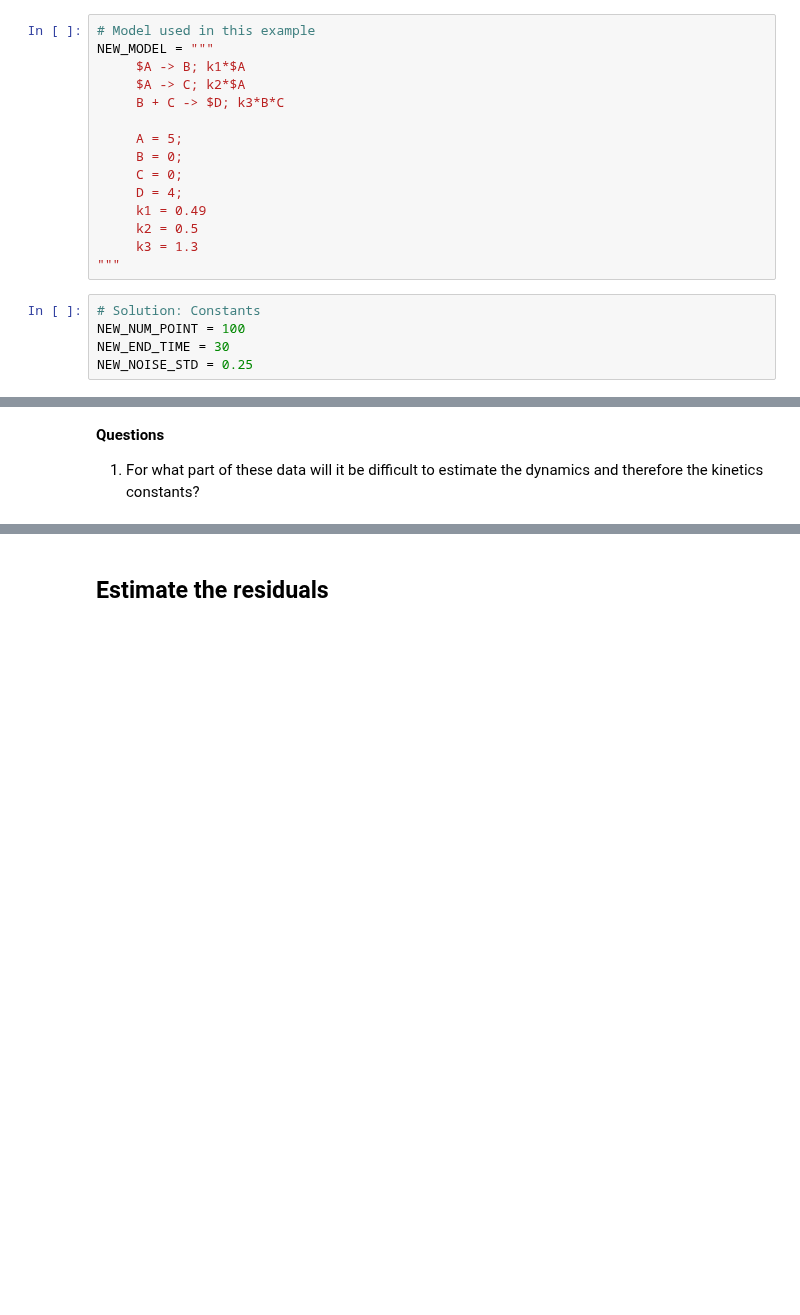
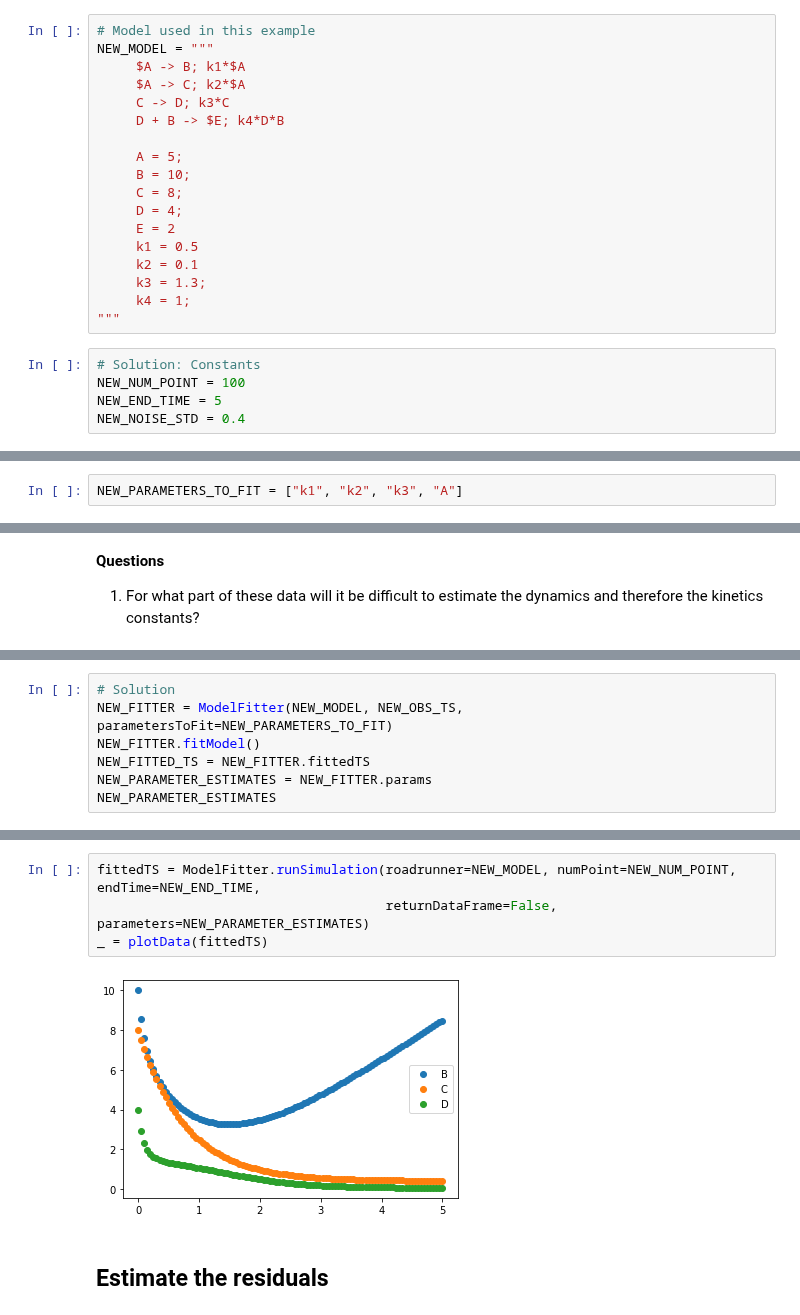
Before and after one commit to ModelEngineering/advancing-biomedical-models, a Jupyter notebook: lecture_12/bootstrapping/12_stimating_Parameter_Confidence_Intervals_With_Bootstrapping.ipynb, the cells around one changed output, grey strips where cells are left out. Drawn from its saved outputs; the diff is of its cells as text; blank space fills up the shorter version.

```diff
--- a/lecture_12/bootstrapping/12_stimating_Parameter_Confidence_Intervals_With_Bootstrapping.ipynb
+++ b/lecture_12/bootstrapping/12_stimating_Parameter_Confidence_Intervals_With_Bootstrapping.ipynb
@@ -332,21 +329,24 @@ of 0.1.
 NEW_MODEL = """
      $A -> B; k1*$A
      $A -> C; k2*$A
-     B + C -> $D; k3*B*C
+     C -> D; k3*C
+     D + B -> $E; k4*D*B
 
      A = 5;
-     B = 0;
-     C = 0;
+     B = 10;
+     C = 8;
      D = 4;
-     k1 = 0.49
-     k2 = 0.5
-     k3 = 1.3
+     E = 2
+     k1 = 0.5
+     k2 = 0.1
+     k3 = 1.3;
+     k4 = 1;
 """
 # %%
 # Solution: Constants
 NEW_NUM_POINT = 100
-NEW_END_TIME = 30
-NEW_NOISE_STD = 0.25
+NEW_END_TIME = 5
+NEW_NOISE_STD = 0.4
 # %%
 # Plot of the ground truth model
 fittedTS = ModelFitter.runSimulation(roadrunner=NEW_MODEL, numPoint=NEW_NUM_POINT, endTime=NEW_END_TIME,
@@ -358,3 +360,5 @@ _ = plotData(synthesizer.calculate())
+# %%
+NEW_PARAMETERS_TO_FIT = ["k1", "k2", "k3", "A"]
 # %% [markdown]
 ## Generate randomized observations
 # %% [markdown]
@@ -377,0 +386,7 @@ _ = plotData(NEW_OBS_TS)
+# %%
+# Solution
+NEW_FITTER = ModelFitter(NEW_MODEL, NEW_OBS_TS, parametersToFit=NEW_PARAMETERS_TO_FIT)
+NEW_FITTER.fitModel()
+NEW_FITTED_TS = NEW_FITTER.fittedTS
+NEW_PARAMETER_ESTIMATES = NEW_FITTER.params
+NEW_PARAMETER_ESTIMATES
@@ -378,3 +403,9 @@ _ = plotData(NEW_OBS_TS)
+# %%
+fittedTS = ModelFitter.runSimulation(roadrunner=NEW_MODEL, numPoint=NEW_NUM_POINT, endTime=NEW_END_TIME,
+                                     returnDataFrame=False, parameters=NEW_PARAMETER_ESTIMATES)
+_ = plotData(fittedTS)
+# %% [output]
+[figure, added]
 # %% [markdown]
 ## Estimate the residuals
 # %% [markdown]
```
Also changed, not shown: parts of 19 cells of this notebook, 1 other file.
